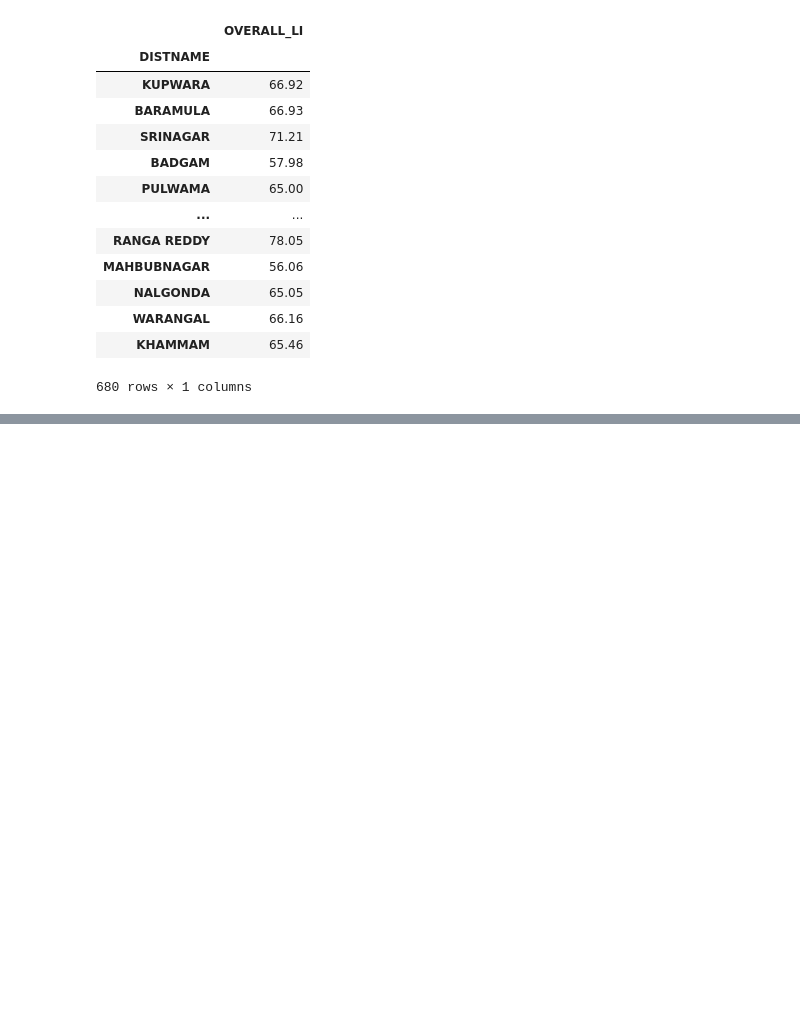
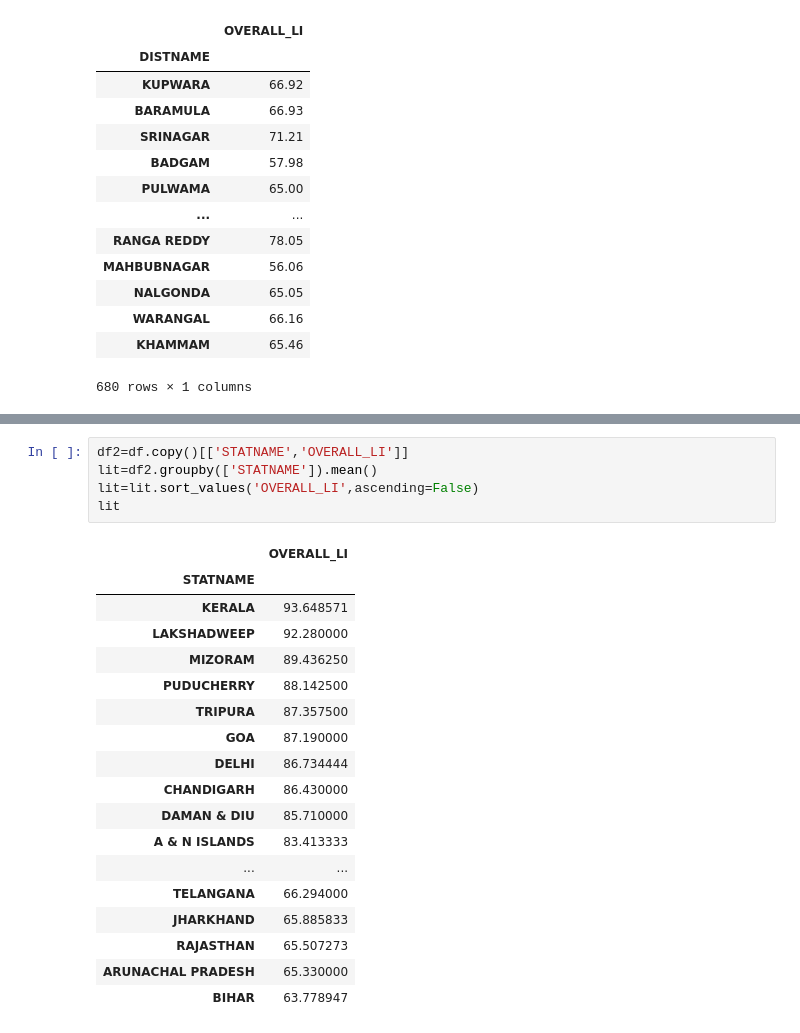
Before and after one commit to rishabh-runwal/education-india, a Jupyter notebook: Education-India.ipynb, the cells around one changed output, grey strips where cells are left out. Cells and saved outputs as stored; diff of their text form; blank space fills up the shorter version.

```diff
--- a/Education-India.ipynb
+++ b/Education-India.ipynb
@@ -66,0 +103,24 @@ df1
+# %%
+df2=df.copy()[['STATNAME','OVERALL_LI']]
+lit=df2.groupby(['STATNAME']).mean()
+lit=lit.sort_values('OVERALL_LI',ascending=False)
+lit
+# %% [output]
+|  | OVERALL_LI |
+| STATNAME |  |
+| KERALA | 93.648571 |
+| LAKSHADWEEP | 92.280000 |
+| MIZORAM | 89.436250 |
+| PUDUCHERRY | 88.142500 |
+| TRIPURA | 87.357500 |
+| GOA | 87.190000 |
+| DELHI | 86.734444 |
+| CHANDIGARH | 86.430000 |
+| DAMAN & DIU | 85.710000 |
+| A & N ISLANDS | 83.413333 |
+| ... | ... |
+| TELANGANA | 66.294000 |
+| JHARKHAND | 65.885833 |
+| RAJASTHAN | 65.507273 |
+| ARUNACHAL PRADESH | 65.330000 |
+| BIHAR | 63.778947 |
```
Also changed, not shown: parts of 5 cells of this notebook.
